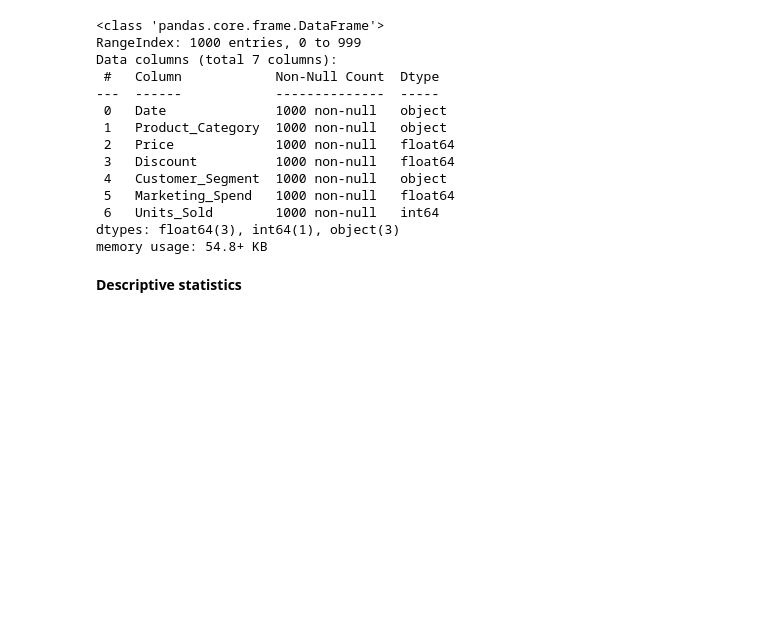
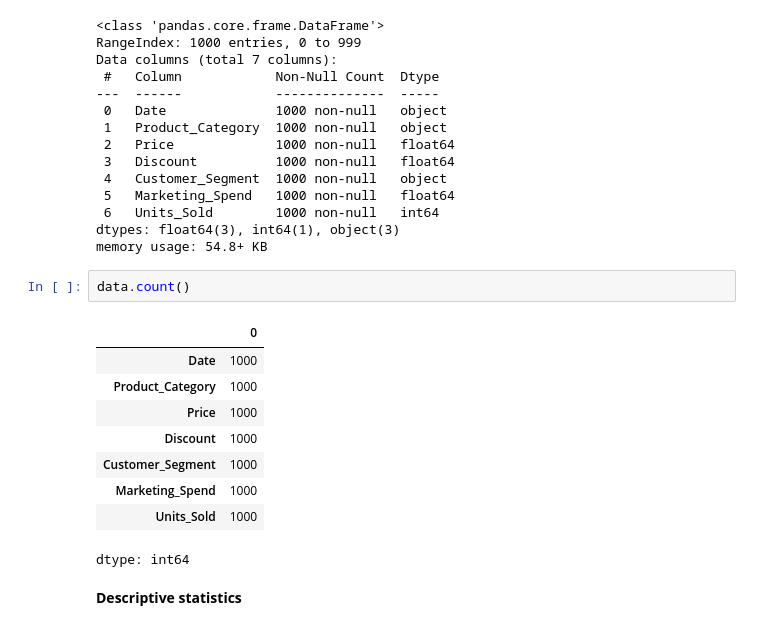
Before and after one commit to Praveenpadidapu/ML-Assignments, a Jupyter notebook: EDA.ipynb, the cells around one changed output. Saved outputs shown, nothing was run; the diff lists cells and outputs as text; blank space fills up the shorter version.

```diff
--- a/EDA.ipynb
+++ b/EDA.ipynb
@@ -65,6 +65,18 @@ Data columns (total 7 columns):
  6   Units_Sold        1000 non-null   int64
 dtypes: float64(3), int64(1), object(3)
 memory usage: 54.8+ KB
+# %%
+data.count()
+# %% [output]
+|  | 0 |
+| Date | 1000 |
+| Product_Category | 1000 |
+| Price | 1000 |
+| Discount | 1000 |
+| Customer_Segment | 1000 |
+| Marketing_Spend | 1000 |
+| Units_Sold | 1000 |
+dtype: int64
 # %% [markdown]
 **Descriptive statistics**
 # %%
```
Also changed, not shown: parts of 2 cells of this notebook.
